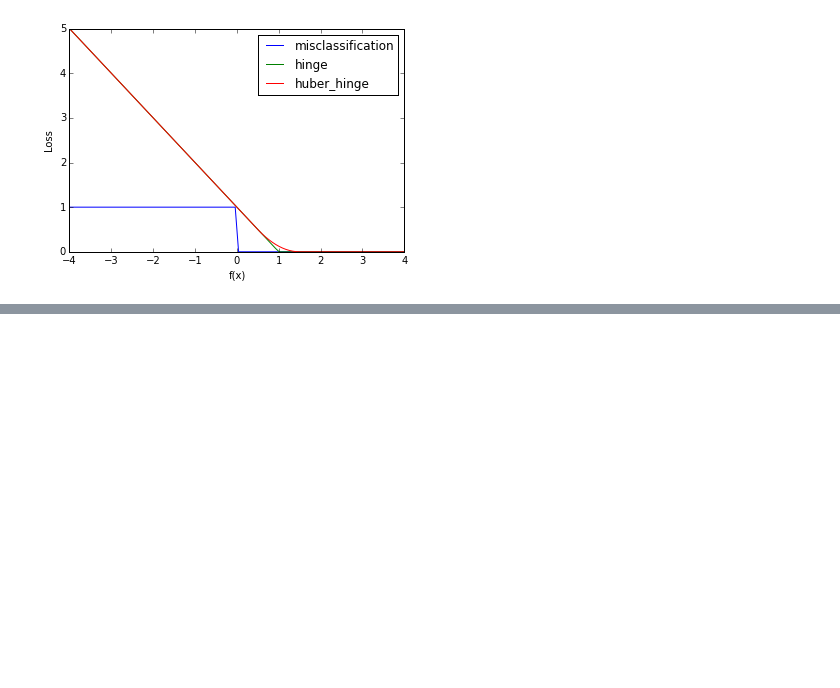
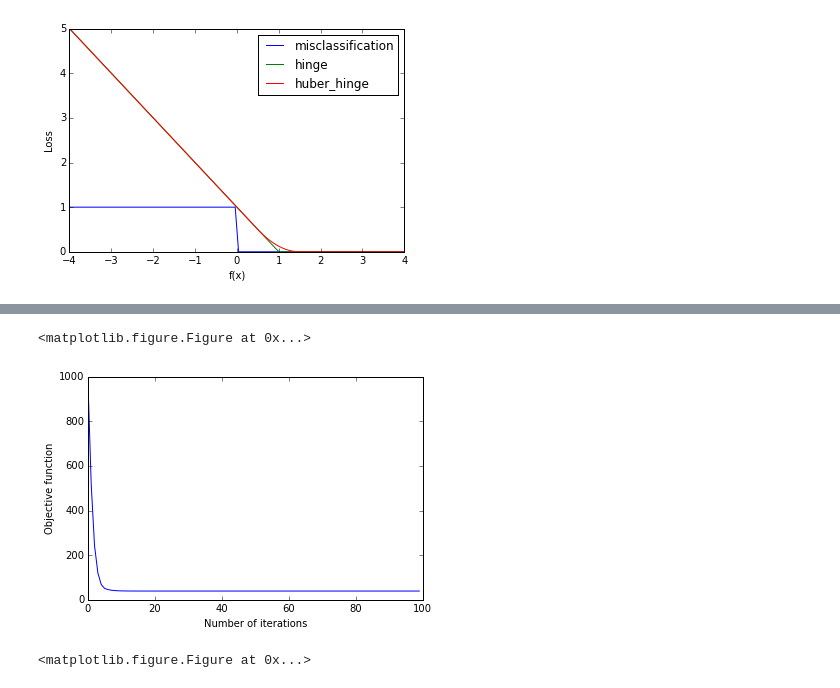
Before and after one commit to aartibagul/Source-Separation, a Jupyter notebook: Hw5_Stochastic_Gradient_Algorithms.ipynb, the cells around one changed output, grey strips where cells are left out. Drawn from its saved outputs; the diff is of its cells as text; code cells hidden in the pictures; blank space fills up the shorter version.

```diff
--- a/Hw5_Stochastic_Gradient_Algorithms.ipynb
+++ b/Hw5_Stochastic_Gradient_Algorithms.ipynb
@@ -44,0 +237,40 @@ plt.ylabel("Loss")
+# %%
+'''
+gradient descent algorithm with backtracking line search
+
+Reference: http://users.ece.utexas.edu/~cmcaram/EE381V_2012F/Lecture_4_Scribe_Notes.final.pdf
+'''
+
+def gradient_backtracking(max_iter, X, y,compute_grad, compute_obj):
+
+    alpha = 0.1 # chosen between 0.01 and 0.3
+    beta = 0.8 #between 0.1 and 0.8
+
+    n = 1 #initial step size
+    w = np.zeros(X.shape[1])
+
+    obj = [None]*max_iter
+
+    for k in range(max_iter):
+
+        grad = compute_grad(w, X, y)
+        obj[k] = compute_obj(w, X, y)
+
+        while compute_obj((w - n*grad), X, y) > (compute_obj(w, X, y) - alpha*n* np.dot(grad, grad)):
+            n = beta * n
+
+        w = w- n*compute_grad(w, X, y)
+
+    return w, obj
+# %%
+w, obj = gradient_backtracking( 100, X_train, y_train ,compute_grad, compute_obj)
+index = [i for i in range (len(obj))]
+
+plt.plot(index, obj)
+plt.xlabel("Number of iterations")
+plt.ylabel("Objective function")
+plt.figure()
+# %% [output]
+<matplotlib.figure.Figure at 0x...>
+[figure, added]
+<matplotlib.figure.Figure at 0x...>
```
Also changed, not shown: parts of 18 cells of this notebook, 1 other file.
